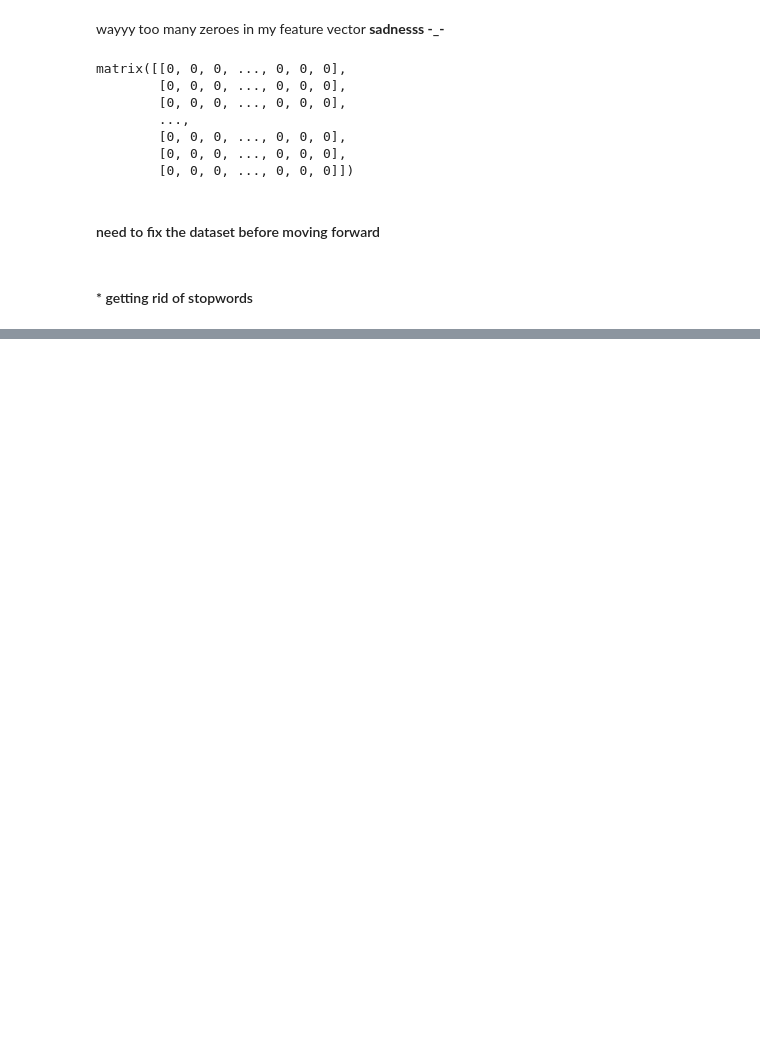
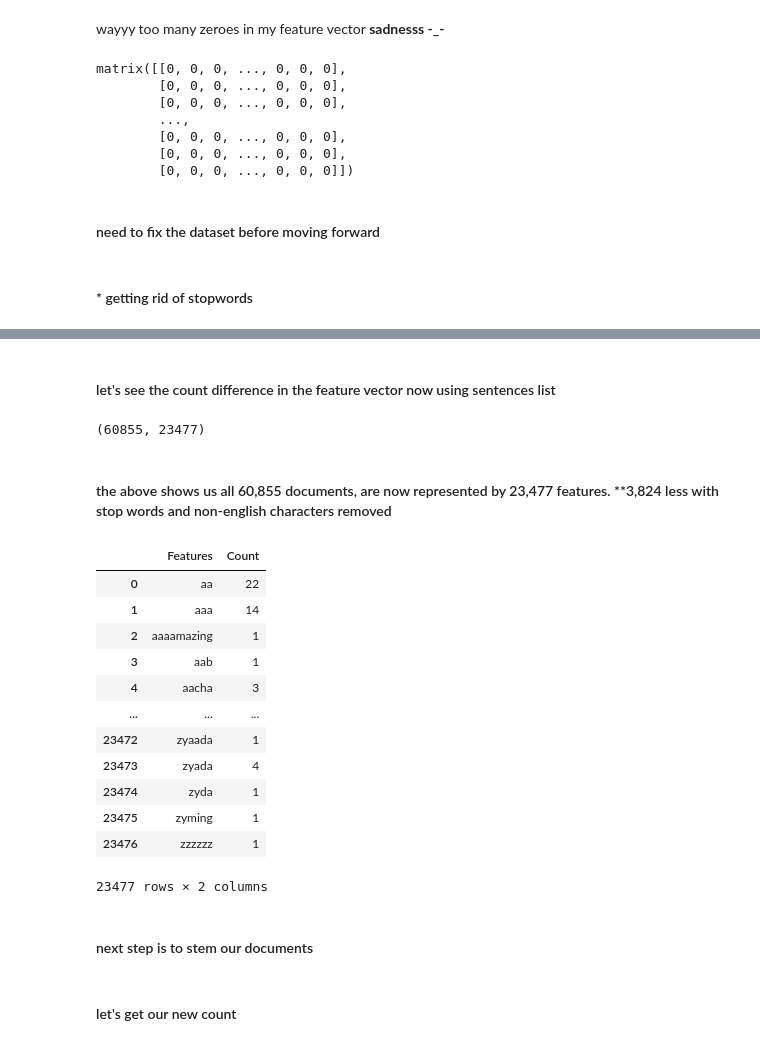
Before and after one commit to dantrellperson/project-sentiment, a Jupyter notebook: project-sentiment-draft1.ipynb, the cells around one changed output, grey strips where cells are left out. Saved outputs shown, nothing was run; the diff lists cells and outputs as text; code cells hidden in the pictures; blank space fills up the shorter version.

```diff
--- a/project-sentiment-draft1.ipynb
+++ b/project-sentiment-draft1.ipynb
@@ -163,0 +232,38 @@ all_stopwords = set(stopwords.words('english'))
+# %% [markdown]
+#### let's see the count difference in the feature vector now using sentences list
+# %%
+count_vector3 = CountVectorizer(stop_words=list(all_stopwords))
+# %%
+feature_names3 = count_vector3.fit(sentences)
+# %%
+feature_vector3= count_vector3.transform(sentences)
+feature_vector3.shape
+# %% [output]
+(60855, 23477)
+# %% [markdown]
+#### the above shows us all 60,855 documents, are now represented by 23,477 features. **3,824 less with stop words and non-english characters removed
+# %%
+# make a df showing feature counts
+feature_names = feature_names3.get_feature_names_out()
+feature_counts = np.sum(feature_vector3.toarray(),axis = 0)
+featureCountDf = pd.DataFrame(dict(Features = feature_names, Count = feature_counts))
+# %%
+# pd.set_option('display.max_columns', None)
+# pd.set_option('display.max_rows', None)
+featureCountDf
+# %% [output]
+|  | Features | Count |
+| 0 | aa | 22 |
+| 1 | aaa | 14 |
+| 2 | aaaamazing | 1 |
+| 3 | aab | 1 |
+| 4 | aacha | 3 |
+| ... | ... | ... |
+| 23472 | zyaada | 1 |
+| 23473 | zyada | 4 |
+| 23474 | zyda | 1 |
+| 23475 | zyming | 1 |
+| 23476 | zzzzzz | 1 |
+23477 rows × 2 columns
+# %% [markdown]
+#### next step is to stem our documents
@@ -163,0 +279,2 @@ all_stopwords = set(stopwords.words('english'))
+# %% [markdown]
+#### let's get our new count
```
Also changed, not shown: parts of 60 cells of this notebook, 2 other files.
